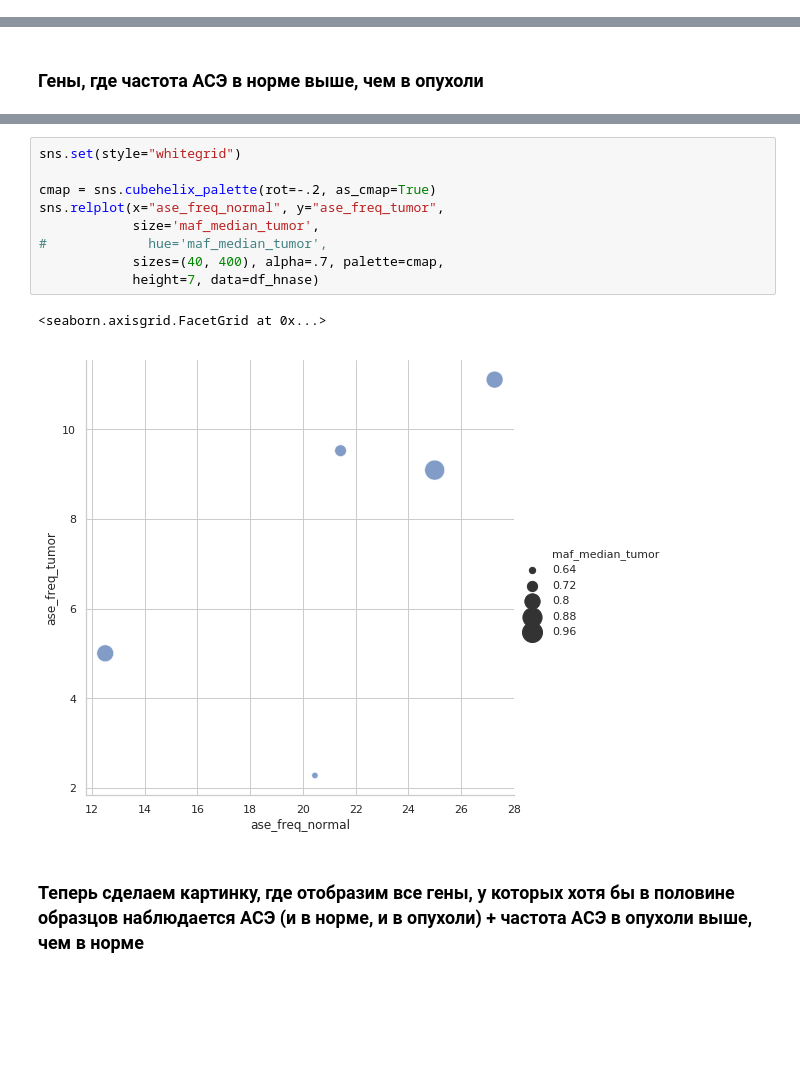
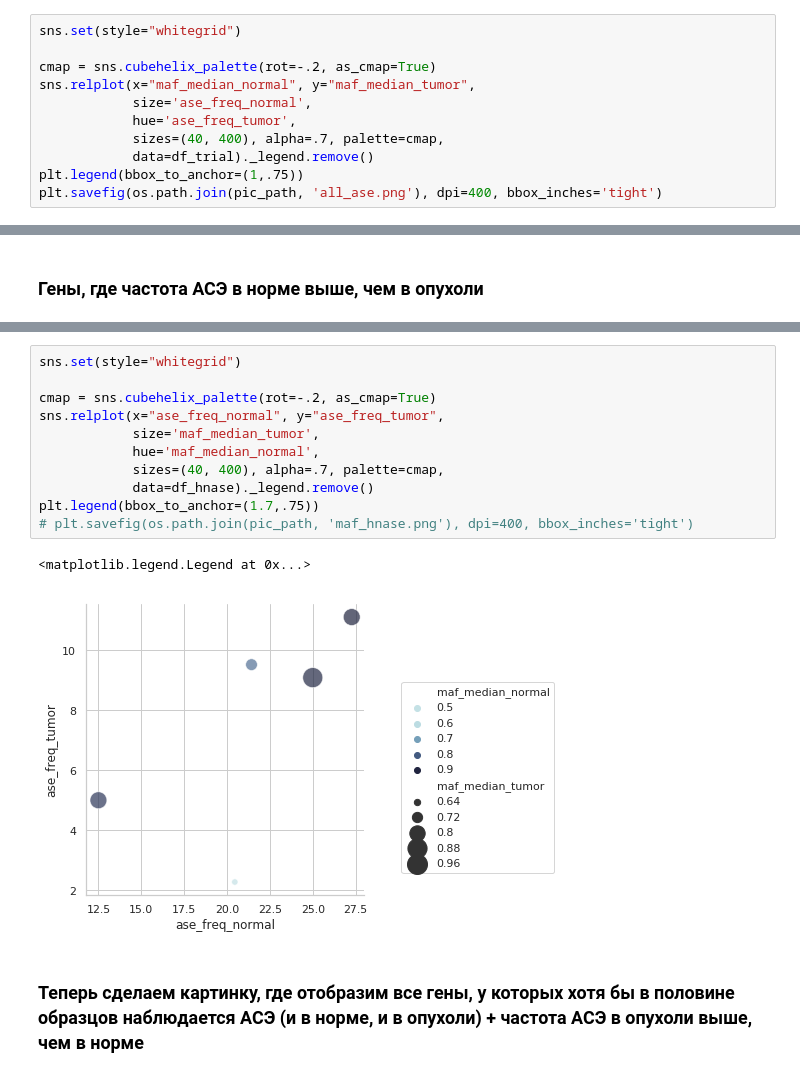
Before and after one commit to emir-radkevich/paper_ase, a Jupyter notebook: scripts_for_publication/pics_ase.ipynb, the cells around one changed output, grey strips where cells are left out. Saved outputs shown, nothing was run; the diff lists cells and outputs as text; blank space fills up the shorter version.

```diff
--- a/scripts_for_publication/pics_ase.ipynb
+++ b/scripts_for_publication/pics_ase.ipynb
@@ -134,0 +76,11 @@ df_trial
+# %%
+sns.set(style="whitegrid")
+
+cmap = sns.cubehelix_palette(rot=-.2, as_cmap=True)
+sns.relplot(x="maf_median_normal", y="maf_median_tumor",
+            size='ase_freq_normal',
+            hue='ase_freq_tumor',
+            sizes=(40, 400), alpha=.7, palette=cmap,
+            data=df_trial)._legend.remove()
+plt.legend(bbox_to_anchor=(1,.75))
+plt.savefig(os.path.join(pic_path, 'all_ase.png'), dpi=400, bbox_inches='tight')
@@ -281,15 +217,17 @@ plt.savefig(os.path.join(pic_path, 'high_normal_ase_frequency.png'), dpi=400, bb
 # %%
 sns.set(style="whitegrid")
 
 cmap = sns.cubehelix_palette(rot=-.2, as_cmap=True)
 sns.relplot(x="ase_freq_normal", y="ase_freq_tumor",
             size='maf_median_tumor',
-#             hue='maf_median_tumor',
+            hue='maf_median_normal',
             sizes=(40, 400), alpha=.7, palette=cmap,
-            height=7, data=df_hnase)
+            data=df_hnase)._legend.remove()
+plt.legend(bbox_to_anchor=(1.7,.75))
+# plt.savefig(os.path.join(pic_path, 'maf_hnase.png'), dpi=400, bbox_inches='tight')
 # %% [output]
-<seaborn.axisgrid.FacetGrid at 0x...>
+<matplotlib.legend.Legend at 0x...>
-[figure, old version]
+[figure, new version]
 # %% [markdown]
 ### Теперь сделаем картинку, где отобразим все гены, у которых хотя бы в половине образцов наблюдается АСЭ (и в норме, и в опухоли) + частота АСЭ в опухоли выше, чем в норме
 # %%
```
Also changed, not shown: parts of 16 cells of this notebook.
